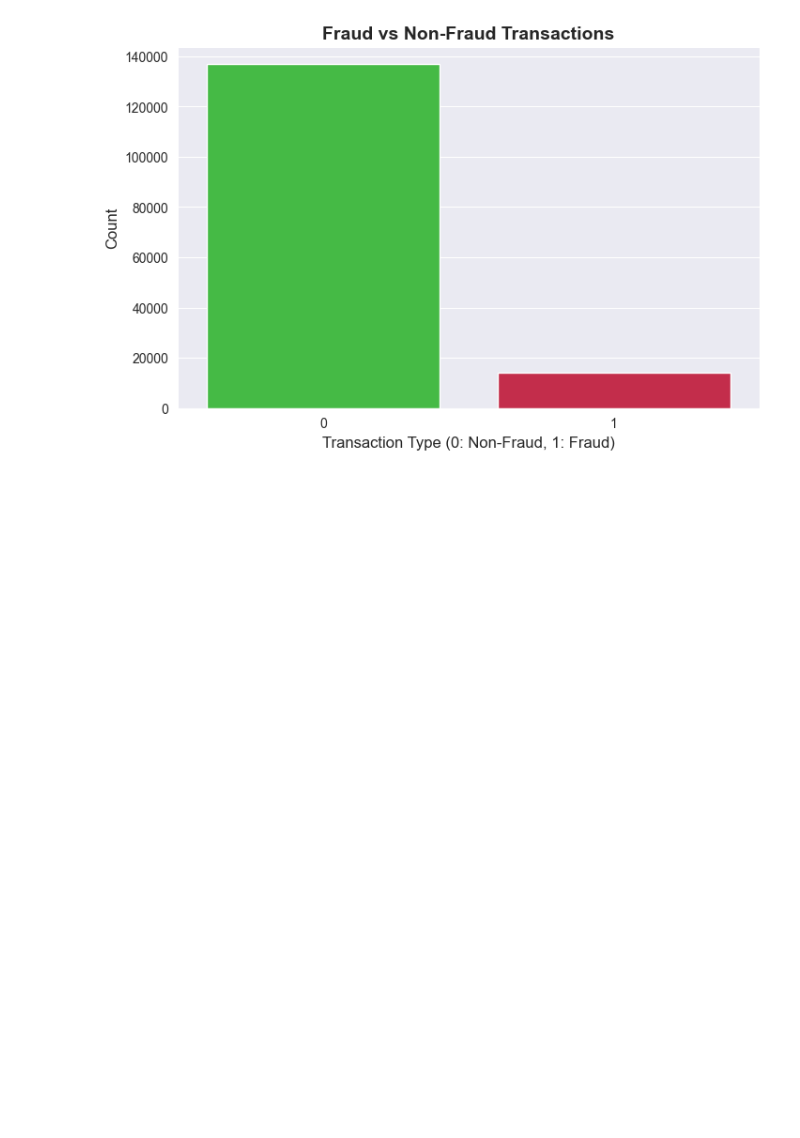
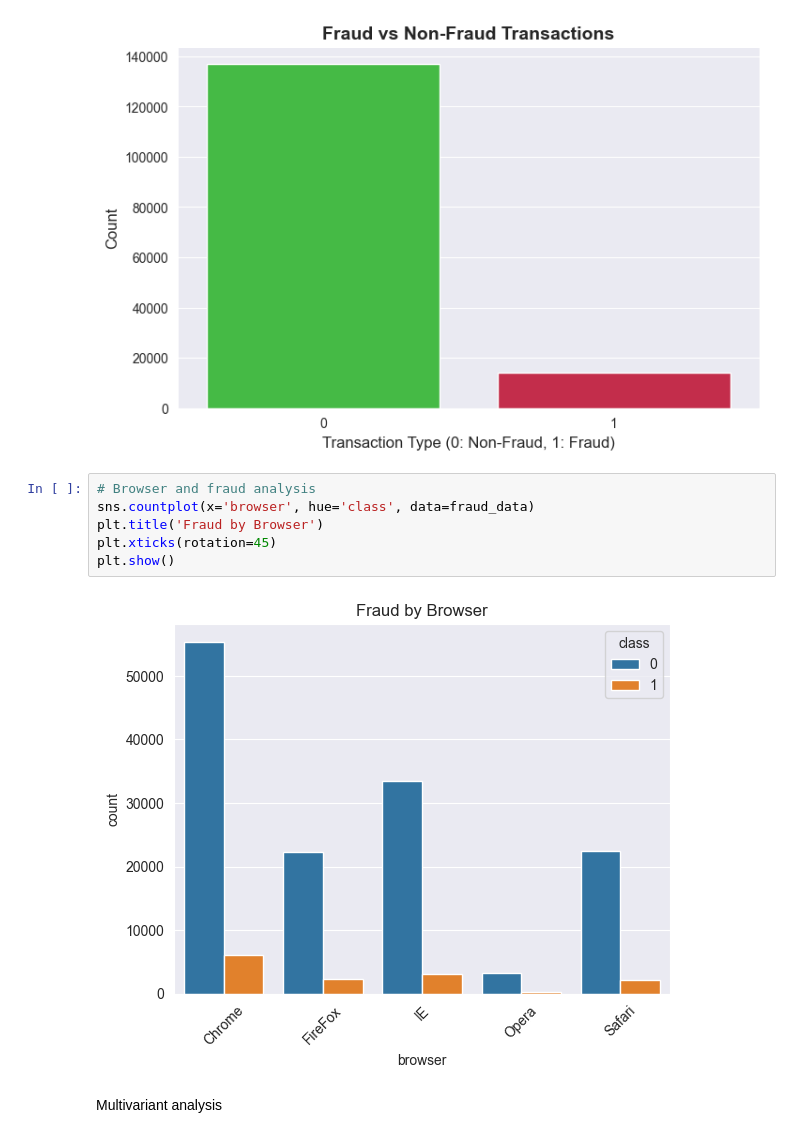
Before and after one commit to Roman0290/fraud-detection-ecommerce-banking, a Jupyter notebook: notebooks/Data_analysis.ipynb, the cells around one changed output. Cells and saved outputs as stored; diff of their text form; blank space fills up the shorter version.

Commit message:
data analysis and feature selection

```diff
--- a/notebooks/Data_analysis.ipynb
+++ b/notebooks/Data_analysis.ipynb
@@ -209,3 +209,13 @@ Passing `palette` without assigning `hue` is deprecated and will be removed in v
 
   sns.countplot(x="class", data=fraud_data, palette=["limegreen", "crimson"])
 [figure]
+# %%
+# Browser and fraud analysis
+sns.countplot(x='browser', hue='class', data=fraud_data)
+plt.title('Fraud by Browser')
+plt.xticks(rotation=45)
+plt.show()
+# %% [output]
+[figure, added]
+# %% [markdown]
+Multivariant analysis
```
Also changed, not shown: parts of 28 cells of this notebook, 1 other file.
